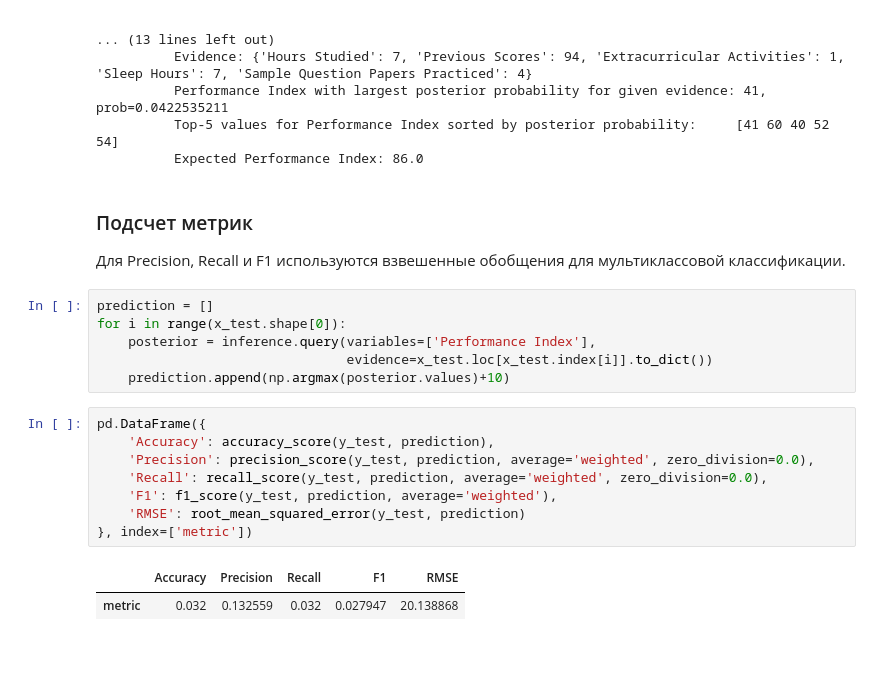
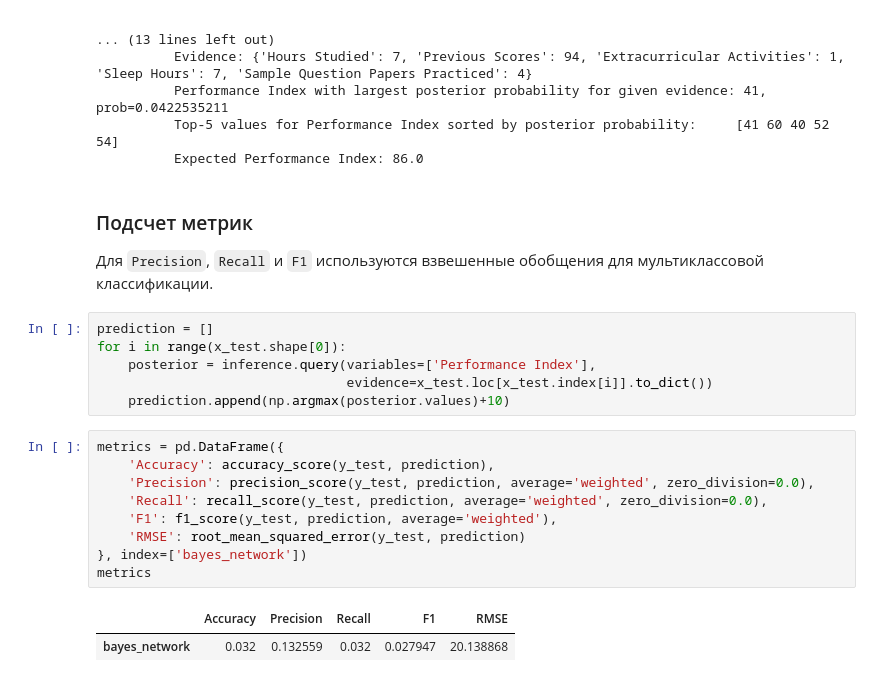
Before and after one commit to Ali-AliAli-Ali/-ML_homeworks_magistracy, a Jupyter notebook: practice_bayes_netw.ipynb, the cells around one changed output. Drawn from its saved outputs; the diff is of its cells as text; blank space fills up the shorter version.

```diff
--- a/practice_bayes_netw.ipynb
+++ b/practice_bayes_netw.ipynb
@@ -256,7 +256,7 @@ Test 2:
 # %% [markdown]
 ### Подсчет метрик
 
-Для Precision, Recall и F1 используются взвешенные обобщения для мультиклассовой классификации.
+Для `Precision`, `Recall` и `F1` используются взвешенные обобщения для мультиклассовой классификации.
 # %%
 prediction = []
 for i in range(x_test.shape[0]):
@@ -264,13 +264,14 @@ for i in range(x_test.shape[0]):
                                 evidence=x_test.loc[x_test.index[i]].to_dict())
     prediction.append(np.argmax(posterior.values)+10)
 # %%
-pd.DataFrame({
+metrics = pd.DataFrame({
     'Accuracy': accuracy_score(y_test, prediction),
     'Precision': precision_score(y_test, prediction, average='weighted', zero_division=0.0),
     'Recall': recall_score(y_test, prediction, average='weighted', zero_division=0.0),
     'F1': f1_score(y_test, prediction, average='weighted'),
     'RMSE': root_mean_squared_error(y_test, prediction)
-}, index=['metric'])
+}, index=['bayes_network'])
+metrics
 # %% [output]
 |  | Accuracy | Precision | Recall | F1 | RMSE |
-| metric | 0.032 | 0.132559 | 0.032 | 0.027947 | 20.138868 |
+| bayes_network | 0.032 | 0.132559 | 0.032 | 0.027947 | 20.138868 |
```
Also changed, not shown: parts of 3 cells of this notebook.
